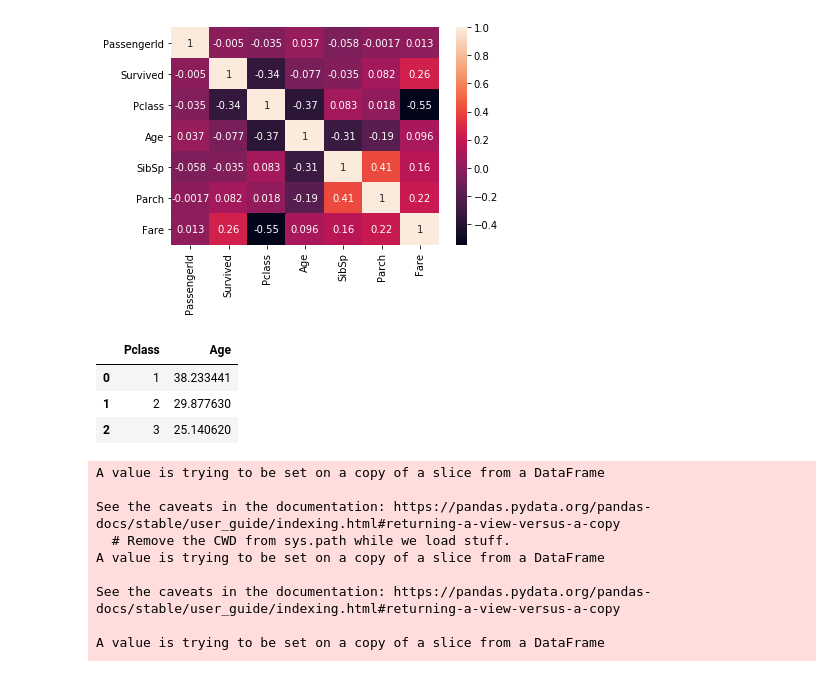
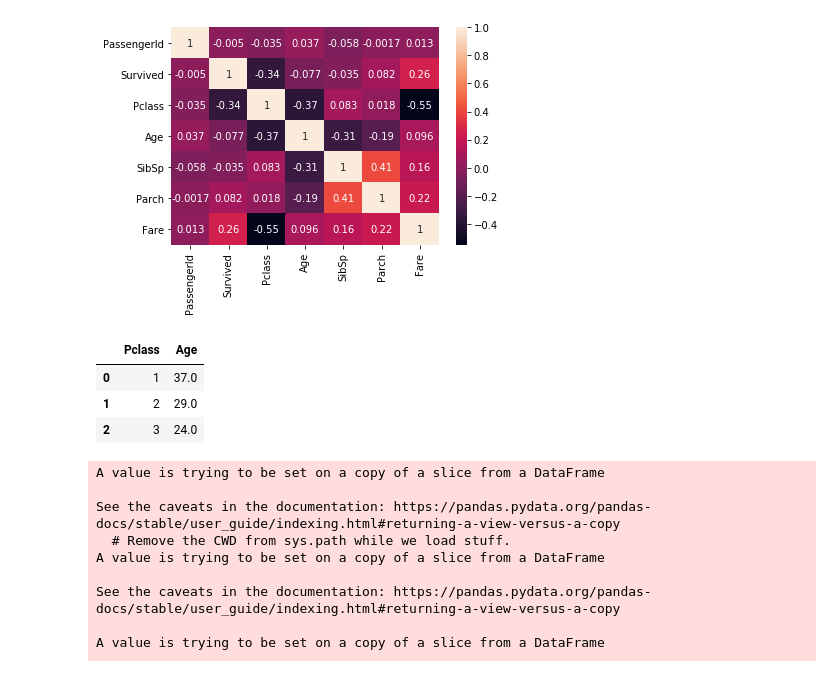
Before and after one commit to jradha11/titanic-kaggle, a Jupyter notebook: Titanic - Logistic Regression by Radha Jayaraman.ipynb, the cells around one changed output. Saved outputs shown, nothing was run; the diff lists cells and outputs as text; code cells hidden in the pictures.

```diff
--- a/Titanic - Logistic Regression by Radha Jayaraman.ipynb
+++ b/Titanic - Logistic Regression by Radha Jayaraman.ipynb
@@ -32,13 +32,13 @@ sns.heatmap(train_data.corr(),annot=True)
 <matplotlib.axes._subplots.AxesSubplot at 0x...>
 [figure]
 # %%
-df=train_data.groupby('Pclass',as_index=False)['Age'].mean()
+df=train_data.groupby('Pclass',as_index=False)['Age'].median()
 df.head()
 # %% [output]
 |  | Pclass | Age |
-| 0 | 1 | 38.233441 |
-| 1 | 2 | 29.877630 |
-| 2 | 3 | 25.140620 |
+| 0 | 1 | 37.0 |
+| 1 | 2 | 29.0 |
+| 2 | 3 | 24.0 |
 # %%
 #Replacing missing vales in training set
 #AGE
```
Also changed, not shown: parts of 3 cells of this notebook, 4 other files.
